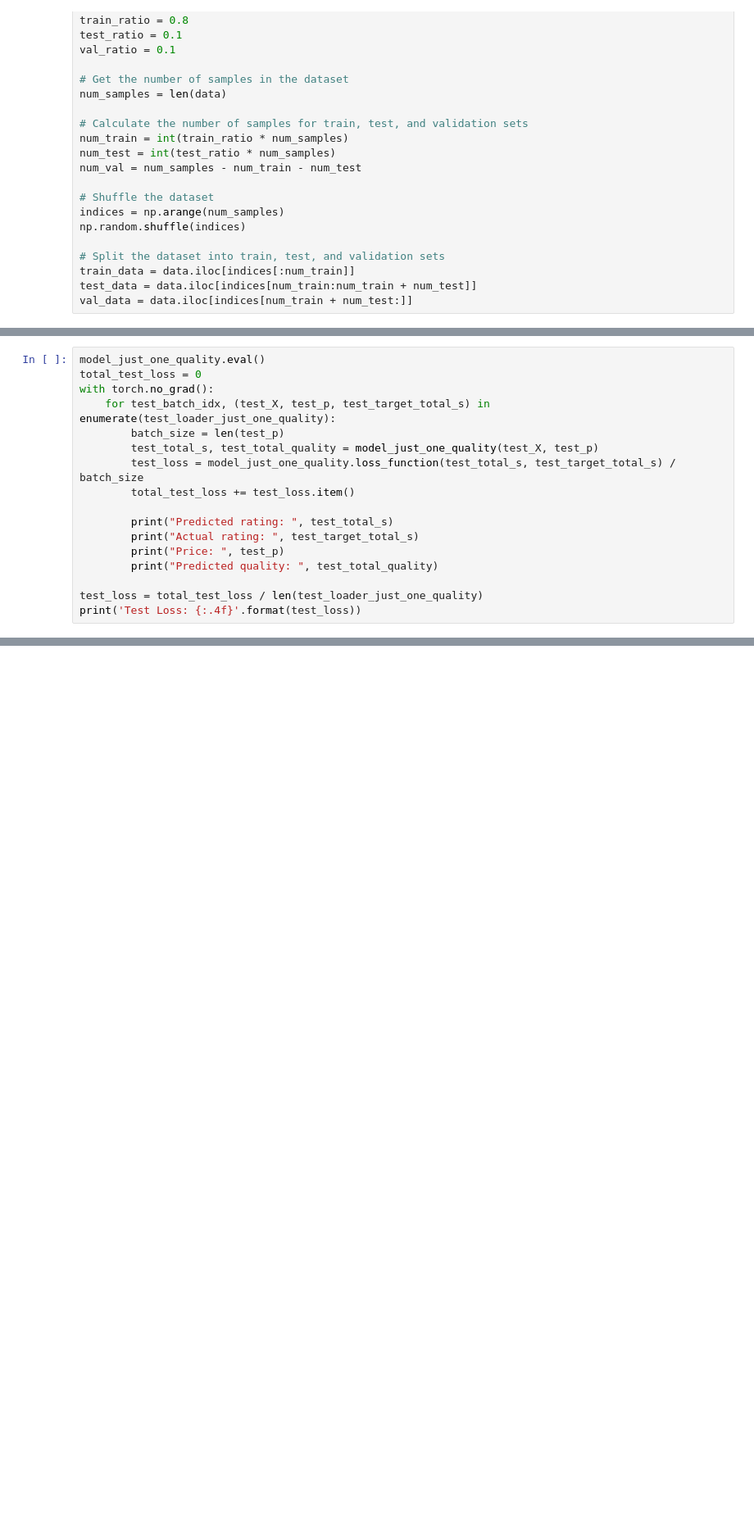
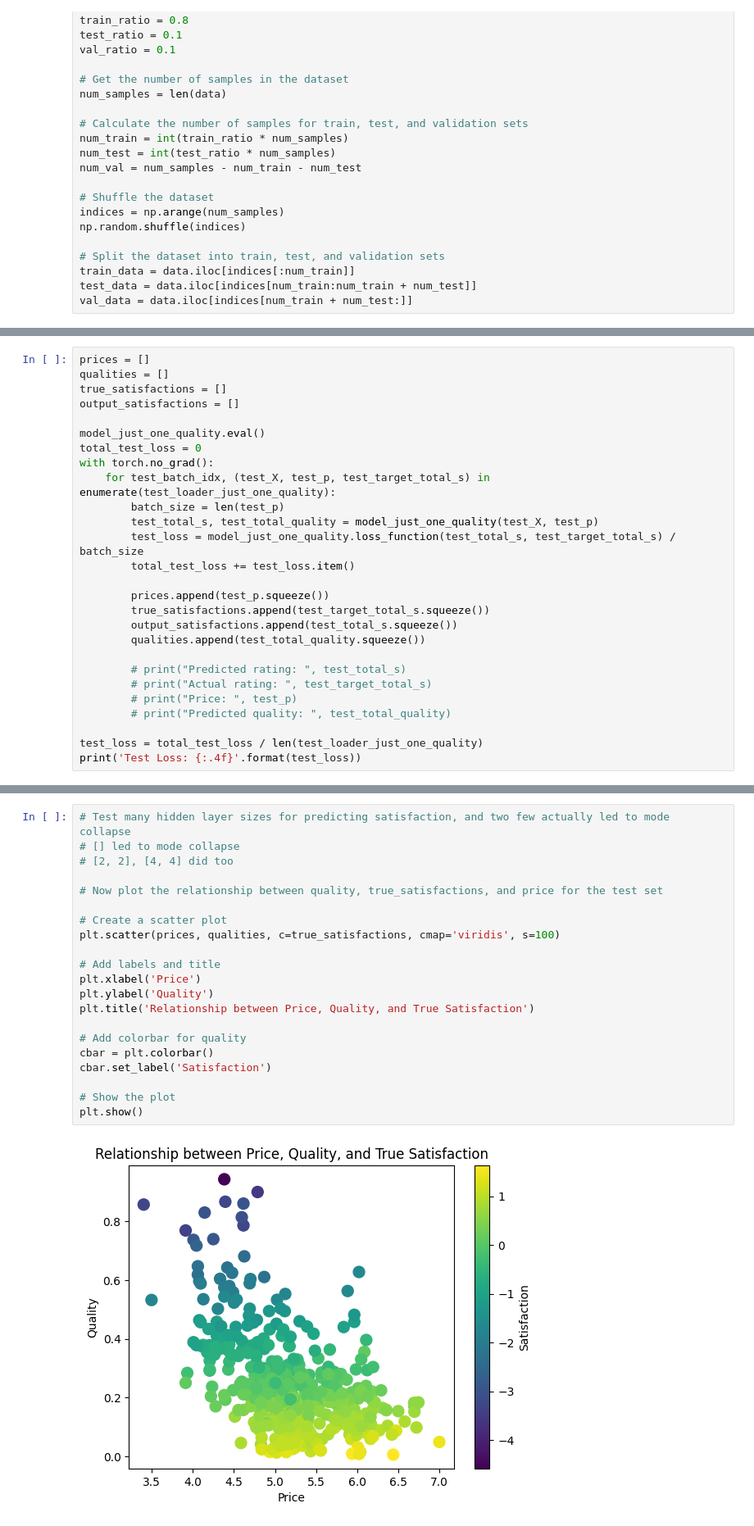
Before and after one commit to john-zhang-uoft/hotel_price_prediction, a Jupyter notebook: src/causal_model.ipynb, the cells around one changed output, grey strips where cells are left out. Shown: that part at 82% size. Drawn from its saved outputs; the diff is of its cells as text; blank space fills up the shorter version.

```diff
--- a/src/causal_model.ipynb
+++ b/src/causal_model.ipynb
@@ -420,4 +458,9 @@ plt.show()
 # %%
+prices = []
+qualities = []
+true_satisfactions = []
+output_satisfactions = []
+
 model_just_one_quality.eval()
 total_test_loss = 0
 with torch.no_grad():
@@ -427,10 +470,15 @@ with torch.no_grad():
         test_loss = model_just_one_quality.loss_function(test_total_s, test_target_total_s) / batch_size
         total_test_loss += test_loss.item()
 
-        print("Predicted rating: ", test_total_s)
-        print("Actual rating: ", test_target_total_s)
-        print("Price: ", test_p)
-        print("Predicted quality: ", test_total_quality)
+        prices.append(test_p.squeeze())
+        true_satisfactions.append(test_target_total_s.squeeze())
+        output_satisfactions.append(test_total_s.squeeze())
+        qualities.append(test_total_quality.squeeze())
+
+        # print("Predicted rating: ", test_total_s)
+        # print("Actual rating: ", test_target_total_s)
+        # print("Price: ", test_p)
+        # print("Predicted quality: ", test_total_quality)
 
 test_loss = total_test_loss / len(test_loader_just_one_quality)
 print('Test Loss: {:.4f}'.format(test_loss))
@@ -454,0 +507,23 @@ Test Loss: 0.0230
+# %%
+# Test many hidden layer sizes for predicting satisfaction, and two few actually led to mode collapse
+# [] led to mode collapse
+# [2, 2], [4, 4] did too
+
+# Now plot the relationship between quality, true_satisfactions, and price for the test set
+
+# Create a scatter plot
+plt.scatter(prices, qualities, c=true_satisfactions, cmap='viridis', s=100)
+
+# Add labels and title
+plt.xlabel('Price')
+plt.ylabel('Quality')
+plt.title('Relationship between Price, Quality, and True Satisfaction')
+
+# Add colorbar for quality
+cbar = plt.colorbar()
+cbar.set_label('Satisfaction')
+
+# Show the plot
+plt.show()
+# %% [output]
+[figure, added]
```
Also changed, not shown: parts of 15 cells of this notebook, 1 other file.
